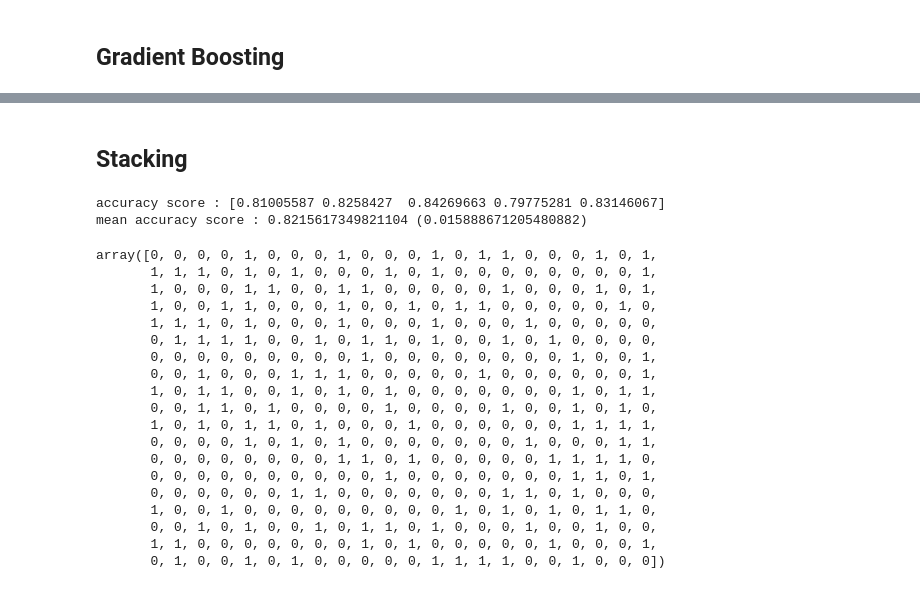
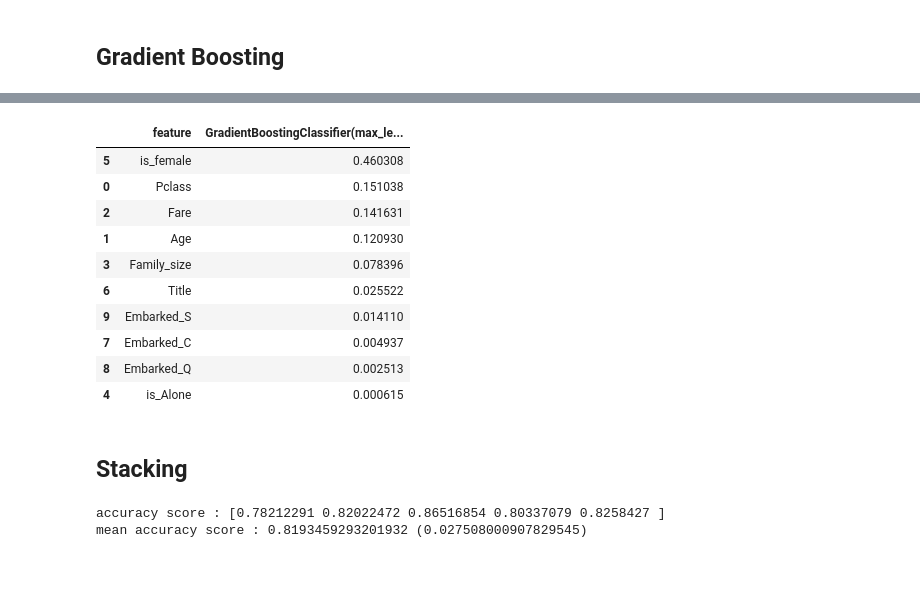
Before and after one commit to agnagigih/Portofolio, a Jupyter notebook: titanic-passengers.ipynb, the cells around one changed output, grey strips where cells are left out. Drawn from its saved outputs; the diff is of its cells as text; code cells hidden in the pictures.

```diff
--- a/titanic-passengers.ipynb
+++ b/titanic-passengers.ipynb
@@ -546,3 +566,18 @@ mean accuracy score : 0.8282970309459545 (0.01817696155387881)
+# %%
+gb.fit(X_train, y_train)
+feature_importances(gb)
+# %% [output]
+|  | feature | GradientBoostingClassifier(max_le... |
+| 5 | is_female | 0.460308 |
+| 0 | Pclass | 0.151038 |
+| 2 | Fare | 0.141631 |
+| 1 | Age | 0.120930 |
+| 3 | Family_size | 0.078396 |
+| 6 | Title | 0.025522 |
+| 9 | Embarked_S | 0.014110 |
+| 7 | Embarked_C | 0.004937 |
+| 8 | Embarked_Q | 0.002513 |
+| 4 | is_Alone | 0.000615 |
 # %% [markdown]
 ## Stacking
 # %%
@@ -550,39 +585,17 @@ models = {
     'Random Forest':randfore,
     'K-Nearest Neighbors':knn_pl,
     'Gradient Boosting': gb,
-    'Support Vector Machine' : sv,
-    'Naive Bayes': gnb
+    'Support Vector Machine' : sv
 
 }
 model_stack = get_stacking(models, logreg)
 accuracy(model_stack)
 # %% [output]
-accuracy score : [0.81005587 0.8258427  0.84269663 0.79775281 0.83146067]
-mean accuracy score : 0.8215617349821104 (0.015888671205480882)
+accuracy score : [0.78212291 0.82022472 0.86516854 0.80337079 0.8258427 ]
+mean accuracy score : 0.8193459293201932 (0.027508000907829545)
 # %%
 model_stack.fit(X_train, y_train)
 y_pred = model_stack.predict(X_test)
-y_pred
-# %% [output]
-array([0, 0, 0, 0, 1, 0, 0, 0, 1, 0, 0, 0, 1, 0, 1, 1, 0, 0, 0, 1, 0, 1,
-       1, 1, 1, 0, 1, 0, 1, 0, 0, 0, 1, 0, 1, 0, 0, 0, 0, 0, 0, 0, 0, 1,
-       1, 0, 0, 0, 1, 1, 0, 0, 1, 1, 0, 0, 0, 0, 0, 1, 0, 0, 0, 1, 0, 1,
-       1, 0, 0, 1, 1, 0, 0, 0, 1, 0, 0, 1, 0, 1, 1, 0, 0, 0, 0, 0, 1, 0,
-       1, 1, 1, 0, 1, 0, 0, 0, 1, 0, 0, 0, 1, 0, 0, 0, 1, 0, 0, 0, 0, 0,
-       0, 1, 1, 1, 1, 0, 0, 1, 0, 1, 1, 0, 1, 0, 0, 1, 0, 1, 0, 0, 0, 0,
-       0, 0, 0, 0, 0, 0, 0, 0, 0, 1, 0, 0, 0, 0, 0, 0, 0, 0, 1, 0, 0, 1,
-       0, 0, 1, 0, 0, 0, 1, 1, 1, 0, 0, 0, 0, 0, 1, 0, 0, 0, 0, 0, 0, 1,
-       1, 0, 1, 1, 0, 0, 1, 0, 1, 0, 1, 0, 0, 0, 0, 0, 0, 0, 1, 0, 1, 1,
-       0, 0, 1, 1, 0, 1, 0, 0, 0, 0, 1, 0, 0, 0, 0, 1, 0, 0, 1, 0, 1, 0,
-       1, 0, 1, 0, 1, 1, 0, 1, 0, 0, 0, 1, 0, 0, 0, 0, 0, 0, 1, 1, 1, 1,
-       0, 0, 0, 0, 1, 0, 1, 0, 1, 0, 0, 0, 0, 0, 0, 0, 1, 0, 0, 0, 1, 1,
-       0, 0, 0, 0, 0, 0, 0, 0, 1, 1, 0, 1, 0, 0, 0, 0, 0, 1, 1, 1, 1, 0,
-       0, 0, 0, 0, 0, 0, 0, 0, 0, 0, 1, 0, 0, 0, 0, 0, 0, 0, 1, 1, 0, 1,
-       0, 0, 0, 0, 0, 0, 1, 1, 0, 0, 0, 0, 0, 0, 0, 1, 1, 0, 1, 0, 0, 0,
-       1, 0, 0, 1, 0, 0, 0, 0, 0, 0, 0, 0, 0, 1, 0, 1, 0, 1, 0, 1, 1, 0,
-       0, 0, 1, 0, 1, 0, 0, 1, 0, 1, 1, 0, 1, 0, 0, 0, 1, 0, 0, 1, 0, 0,
-       1, 1, 0, 0, 0, 0, 0, 0, 0, 1, 0, 1, 0, 0, 0, 0, 0, 1, 0, 0, 0, 1,
-       0, 1, 0, 0, 1, 0, 1, 0, 0, 0, 0, 0, 1, 1, 1, 1, 0, 0, 1, 0, 0, 0])
 # %%
 d_stack = {'PassengerId': passengerID, 'Survived': y_pred}
 sub_stack = pd.DataFrame(data=d_stack)
```
Also changed, not shown: parts of 10 cells of this notebook.
